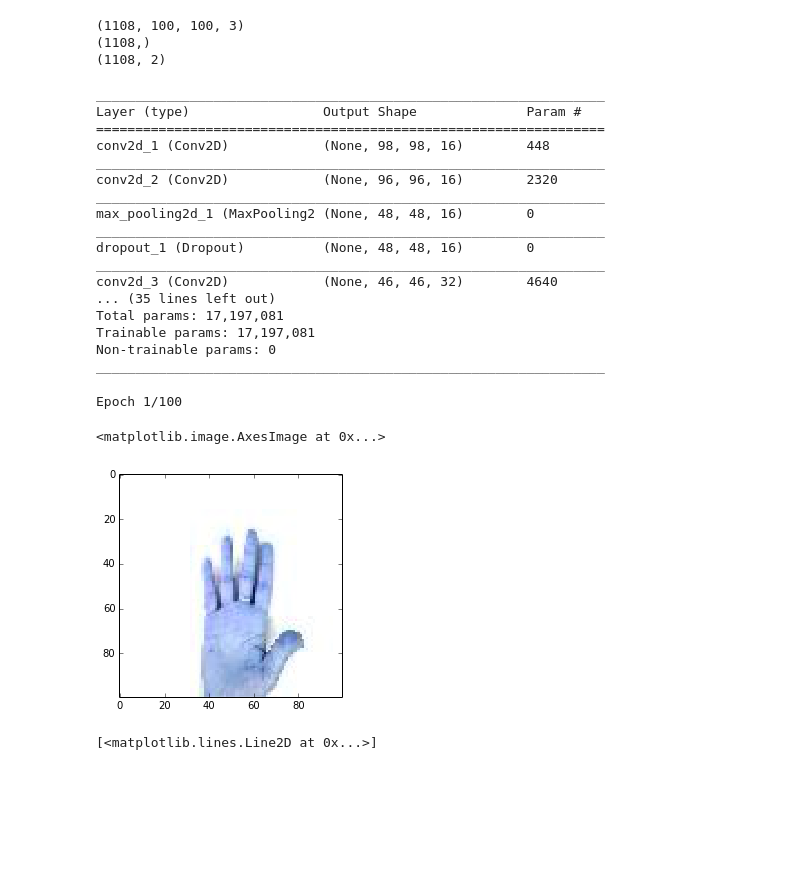
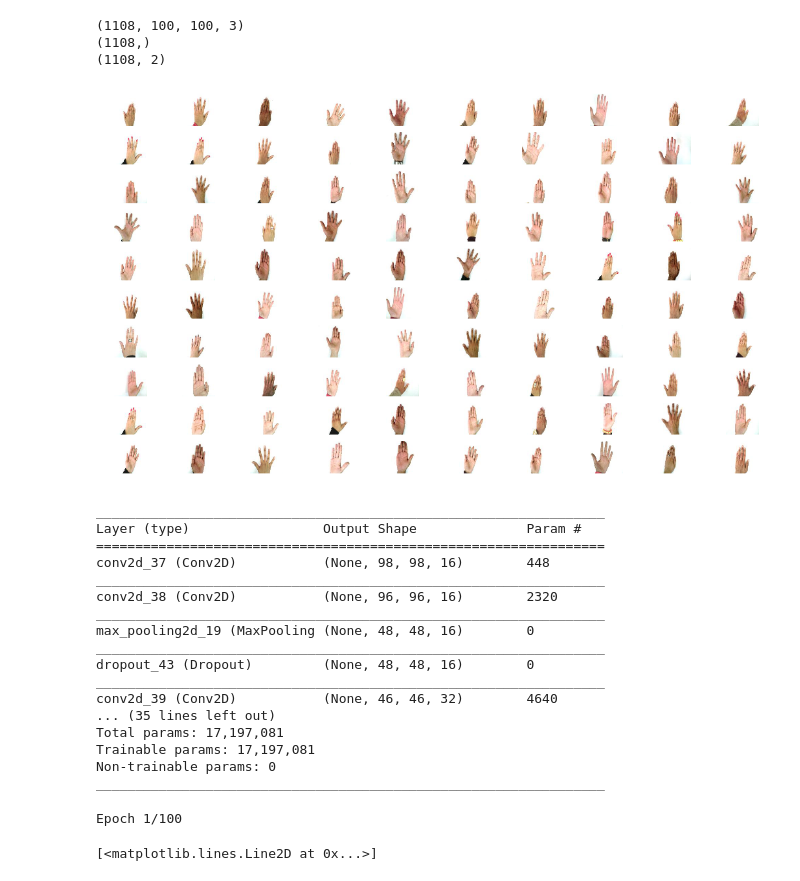
Before and after one commit to bregydoc/torioux-hands, a Jupyter notebook: Modeling.ipynb, the cells around one changed output. Drawn from its saved outputs; the diff is of its cells as text; code cells hidden in the pictures; blank space fills up the shorter version.

```diff
--- a/Modeling.ipynb
+++ b/Modeling.ipynb
@@ -130,6 +130,19 @@ print onehot.shape
 (1108, 100, 100, 3)
 (1108,)
 (1108, 2)
+# %%
+# Plotting firsts
+hands
+f, axarr = plt.subplots(10, 10)
+f.set_size_inches(18.5, 10.5)
+index = 0
+for i in range(10):
+    for j in range(10):
+        axarr[i,j].imshow(img[index][...,::-1])
+        axarr[i,j].axis('off')
+        index += 1
+# %% [output]
+[figure, added]
 # %%
 patterns_extract = Sequential()
 
@@ -163,23 +176,24 @@ patterns_extract.add(Dense(1, activation='sigmoid'))
 
 adam = keras.optimizers.Adam(lr=0.01, beta_1=0.9, beta_2=0.999, epsilon=1e-08, decay=0.0)
 sgd = SGD(lr=0.0001, decay=1e-6, momentum=0.9, nesterov=True)
+nadam = keras.optimizers.Nadam(lr=0.00001, beta_1=0.9, beta_2=0.999, epsilon=1e-08, schedule_decay=0.004)
 
-patterns_extract.compile(loss='binary_crossentropy', optimizer=sgd, metrics=['accuracy'])
+patterns_extract.compile(loss='binary_crossentropy', optimizer=nadam, metrics=['accuracy'])
 
 patterns_extract.summary()
 # %% [output]
 _________________________________________________________________
 Layer (type)                 Output Shape              Param #
 =================================================================
-conv2d_1 (Conv2D)            (None, 98, 98, 16)        448
+conv2d_37 (Conv2D)           (None, 98, 98, 16)        448
 _________________________________________________________________
-conv2d_2 (Conv2D)            (None, 96, 96, 16)        2320
+conv2d_38 (Conv2D)           (None, 96, 96, 16)        2320
 _________________________________________________________________
-max_pooling2d_1 (MaxPooling2 (None, 48, 48, 16)        0
+max_pooling2d_19 (MaxPooling (None, 48, 48, 16)        0
 _________________________________________________________________
-dropout_1 (Dropout)          (None, 48, 48, 16)        0
+dropout_43 (Dropout)         (None, 48, 48, 16)        0
 _________________________________________________________________
-conv2d_3 (Conv2D)            (None, 46, 46, 32)        4640
+conv2d_39 (Conv2D)           (None, 46, 46, 32)        4640
 ... (35 lines left out)
 Total params: 17,197,081
 Trainable params: 17,197,081
@@ -194,8 +206,3 @@ patterns_extract.summary()
-# %%
-plt.imshow(total_images[30], interpolation='none')
-# %% [output]
-<matplotlib.image.AxesImage at 0x...>
-[figure, removed]
 # %%
 plt.plot(hist.history['loss'])
 # %% [output]
```
Also changed, not shown: parts of 4 cells of this notebook, 3 other files.
